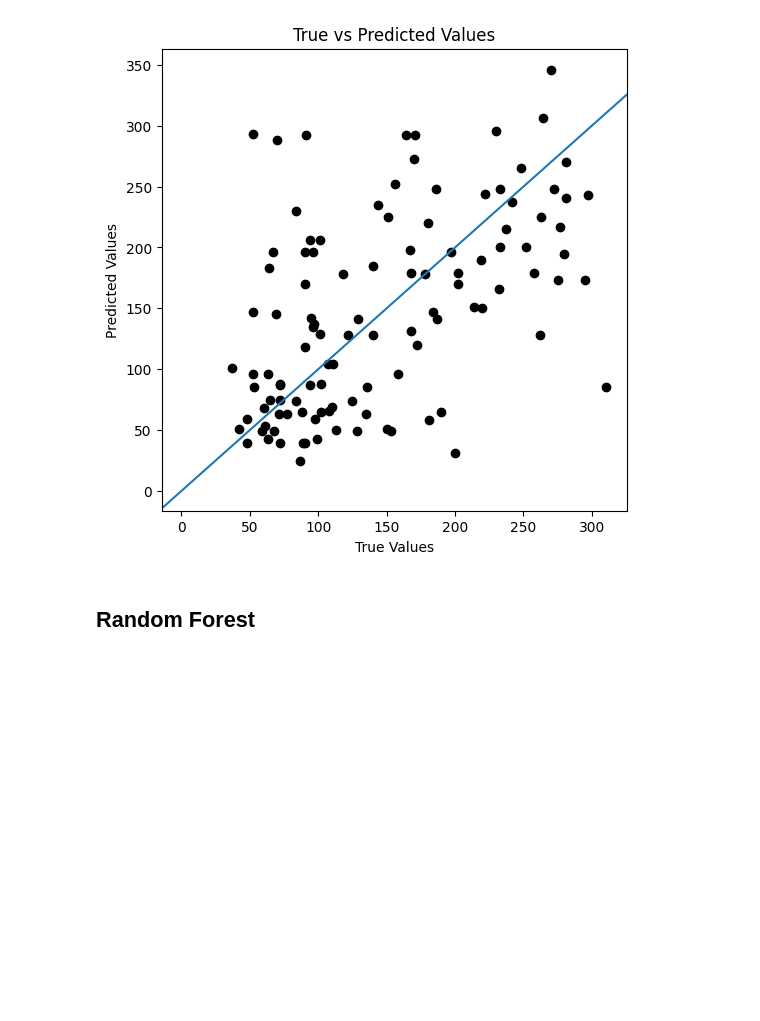
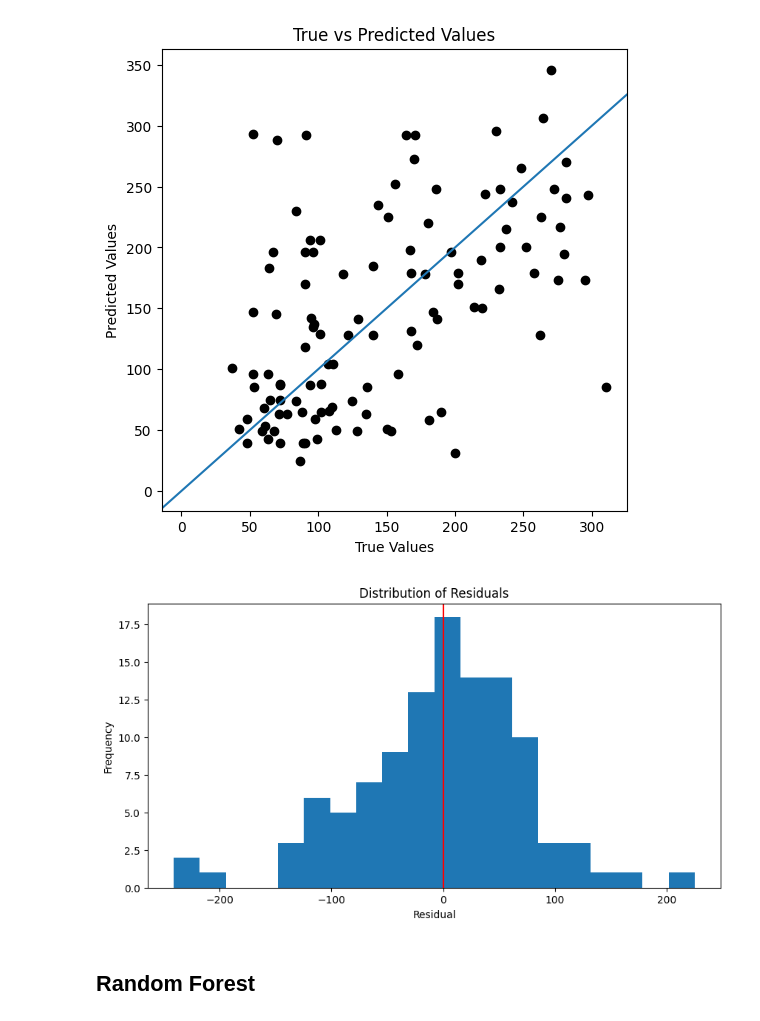
Before and after one commit to hsma-programme/h6_4e_boosted_trees, a Jupyter notebook: teaching_notebooks/tree_based_models_regression.ipynb, the cells around one changed output. Drawn from its saved outputs; the diff is of its cells as text; code cells hidden in the pictures; blank space fills up the shorter version.

```diff
--- a/teaching_notebooks/tree_based_models_regression.ipynb
+++ b/teaching_notebooks/tree_based_models_regression.ipynb
@@ -235,6 +253,10 @@ Mean absolute percentage error: 50.68%
 Root Mean squared error: 76.00
 Coefficient of determination: -0.04
 [figure]
+# %%
+plot_residuals(diabetes_y_test, diabetes_y_pred)
+# %% [output]
+[figure, added]
 # %% [markdown]
 ## Random Forest
 # %%
```
Also changed, not shown: parts of 10 cells of this notebook, 4 other files.
